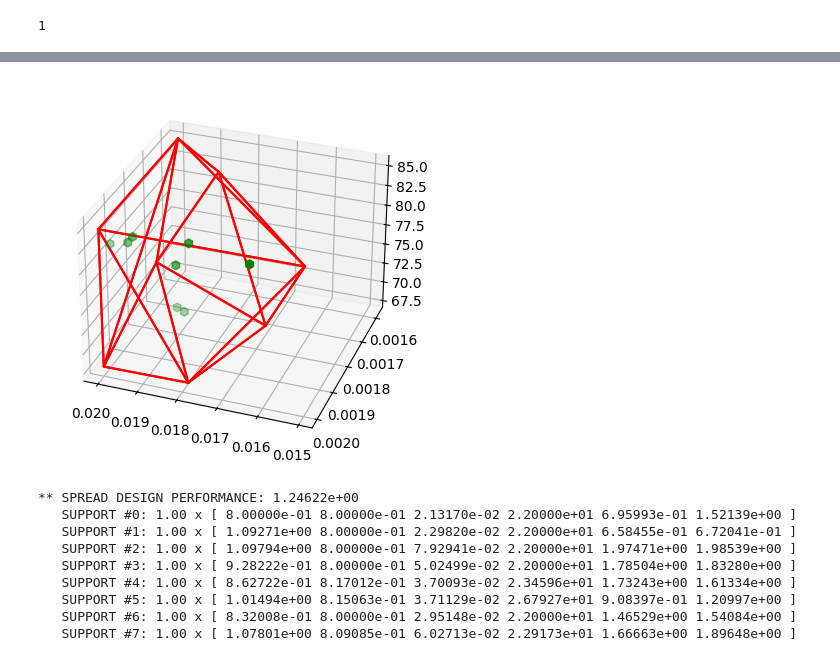
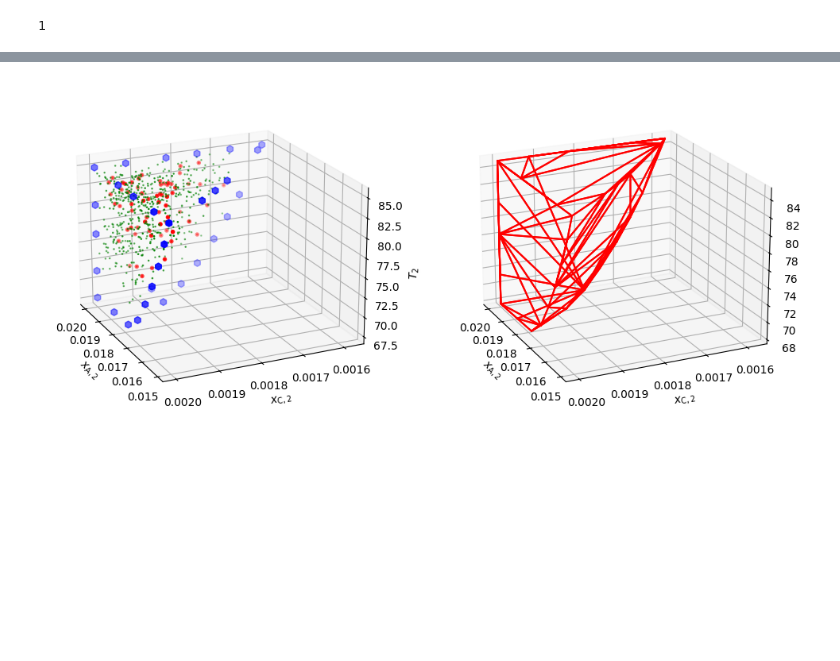
Before and after one commit to omega-icl/magnus, a Jupyter notebook: src/interface/expdes_spread.ipynb, the cells around one changed output, grey strips where cells are left out. Cells and saved outputs as stored; diff of their text form; code cells hidden in the pictures; blank space fills up the shorter version.

```diff
--- a/src/interface/expdes_spread.ipynb
+++ b/src/interface/expdes_spread.ipynb
@@ -579,7 +429,0 @@ ED.gradient_solve( ED.effort )
-# %%
-# Record output samples
-Eopt = ED.effort
-Yopt = [ ED.output_sample[0][e].flatten() for e in range(len(ED.prior_campaign)) ]
-Yopt += [ ED.output_sample[0][e].flatten() for e,r in Eopt.items() ]
-Yopt = np.array( Yopt )
-print( Yopt )
@@ -603,27 +430,28 @@ print( Yopt )
-# %%
-from scipy.spatial import ConvexHull
-
-Yhull = ConvexHull(Yopt)
-
-ax = plt.figure().add_subplot(projection='3d')
-ax.view_init(elev=30, azim=110, roll=0)
-
-for s in Yhull.simplices:
-    s = np.append(s, s[0])  # Here we cycle back to the first coordinate
-    ax.plot( Yopt[s,0], Yopt[s,1], Yopt[s,2], "r-")
-
-ax.scatter(Yopt[len(ED.prior_campaign):,0], Yopt[len(ED.prior_campaign):,1], Yopt[len(ED.prior_campaign):,2], s=40, c='g', marker="h", linewidth=1);
-# %% [output]
-[figure, removed]
-# %%
-ED.evaluate_design( ED.campaign, "SPREAD" );
-# %% [output]
-** SPREAD DESIGN PERFORMANCE: 1.24622e+00
-   SUPPORT #0: 1.00 x [ 8.00000e-01 8.00000e-01 2.13170e-02 2.20000e+01 6.95993e-01 1.52139e+00 ]
-   SUPPORT #1: 1.00 x [ 1.09271e+00 8.00000e-01 2.29820e-02 2.20000e+01 6.58455e-01 6.72041e-01 ]
-   SUPPORT #2: 1.00 x [ 1.09794e+00 8.00000e-01 7.92941e-02 2.20000e+01 1.97471e+00 1.98539e+00 ]
-   SUPPORT #3: 1.00 x [ 9.28222e-01 8.00000e-01 5.02499e-02 2.20000e+01 1.78504e+00 1.83280e+00 ]
-   SUPPORT #4: 1.00 x [ 8.62722e-01 8.17012e-01 3.70093e-02 2.34596e+01 1.73243e+00 1.61334e+00 ]
-   SUPPORT #5: 1.00 x [ 1.01494e+00 8.15063e-01 3.71129e-02 2.67927e+01 9.08397e-01 1.20997e+00 ]
-   SUPPORT #6: 1.00 x [ 8.32008e-01 8.00000e-01 2.95148e-02 2.20000e+01 1.46529e+00 1.54084e+00 ]
-   SUPPORT #7: 1.00 x [ 1.07801e+00 8.09085e-01 6.02713e-02 2.29173e+01 1.66663e+00 1.89648e+00 ]
+# %%
+fig, (ax1, ax2) = plt.subplots(1, 2, subplot_kw=dict(projection='3d'))
+fig.set_figheight(12)
+fig.set_figwidth(12)
+
+#ax1 = plt.figure().add_subplot(projection='3d')
+ax1.view_init(elev=20, azim=155, roll=0)
+ax1.scatter(Yini[:,0], Yini[:,1], Yini[:,2], marker='.', s=3, c='g', linewidth=1);
+ax1.scatter(Ysam[:,0], Ysam[:,1], Ysam[:,2], marker='.', s=15, c='r', linewidth=2);
+ax1.scatter(Yopt[:,0], Yopt[:,1], Yopt[:,2], s=40, c='b', marker="h", linewidth=1);
+ax1.set(xlabel="$x_{{\\sf A},2}$")
+ax1.set(ylabel="$x_{{\\sf C},2}$")
+ax1.set(zlabel="$T_2$")
+
+# Compute the convex hull of points in Yopt
+Yhull = ConvexHull(Yopt)
+
+#ax2 = plt.figure().add_subplot(projection='3d')
+ax2.view_init(elev=20, azim=155, roll=0)
+ax2.set(xlabel="$x_{{\\sf A},2}$")
+ax2.set(ylabel="$x_{{\\sf C},2}$")
+ax2.set(zlabel="$T_2$")
+
+for s in Yhull.simplices:
+    s = np.append(s, s[0])  # Here we cycle back to the first coordinate
+    ax2.plot( Yopt[s,0], Yopt[s,1], Yopt[s,2], "r-")
+# %% [output]
+[figure, added]
```
Also changed, not shown: parts of 25 cells of this notebook, 4 other files.
